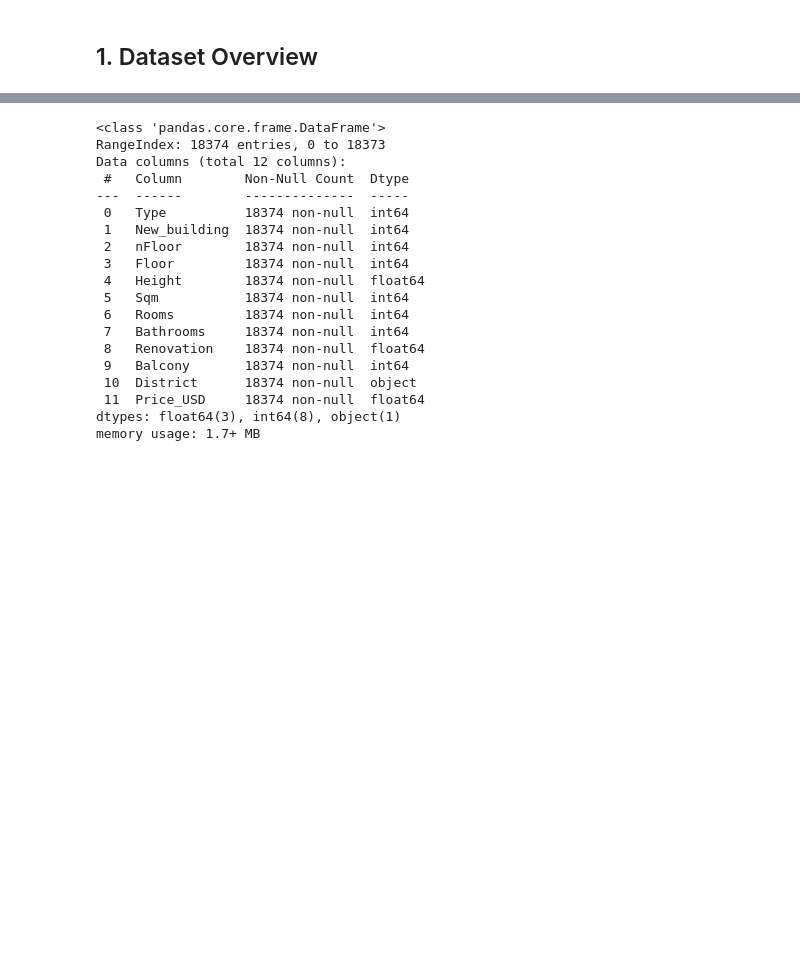
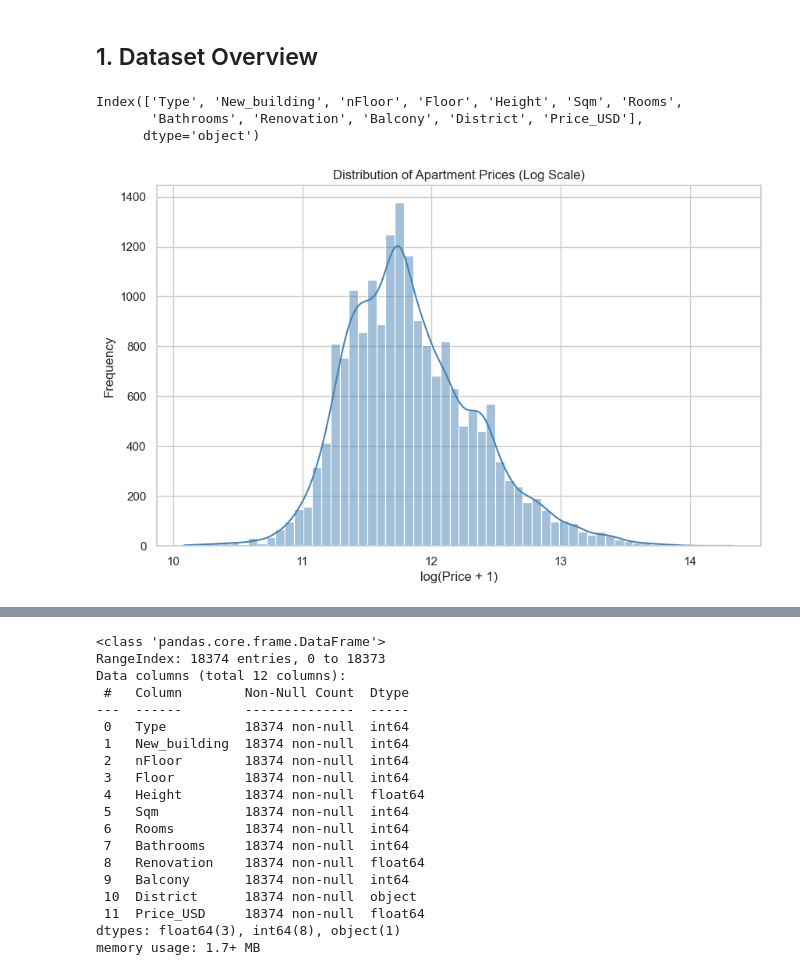
Before and after one commit to AvMariam/housing_dataset, a Jupyter notebook: eda.ipynb, the cells around one changed output, grey strips where cells are left out. Drawn from its saved outputs; the diff is of its cells as text; code cells hidden in the pictures; blank space fills up the shorter version.

```diff
--- a/eda.ipynb
+++ b/eda.ipynb
@@ -11,3 +10,24 @@ plt.rcParams['figure.figsize'] = (12, 6)
 data = pd.read_csv('data/processed_data.csv')
 # %% [markdown]
 ## 1. Dataset Overview
+# %%
+data.columns
+# %% [output]
+Index(['Type', 'New_building', 'nFloor', 'Floor', 'Height', 'Sqm', 'Rooms',
+       'Bathrooms', 'Renovation', 'Balcony', 'District', 'Price_USD'],
+      dtype='object')
+# %%
+price_data = data['Price_USD'].dropna()
+log_price = np.log1p(price_data)
+
+plt.figure(figsize=(10, 6))
+
+sns.histplot(log_price, bins=60, kde=True, color="steelblue")
+
+plt.title("Distribution of Apartment Prices (Log Scale)")
+plt.xlabel("log(Price + 1)")
+plt.ylabel("Frequency")
+
+plt.show()
+# %% [output]
+[figure, added]
```
Also changed, not shown: parts of 23 cells of this notebook, 8 other files.
